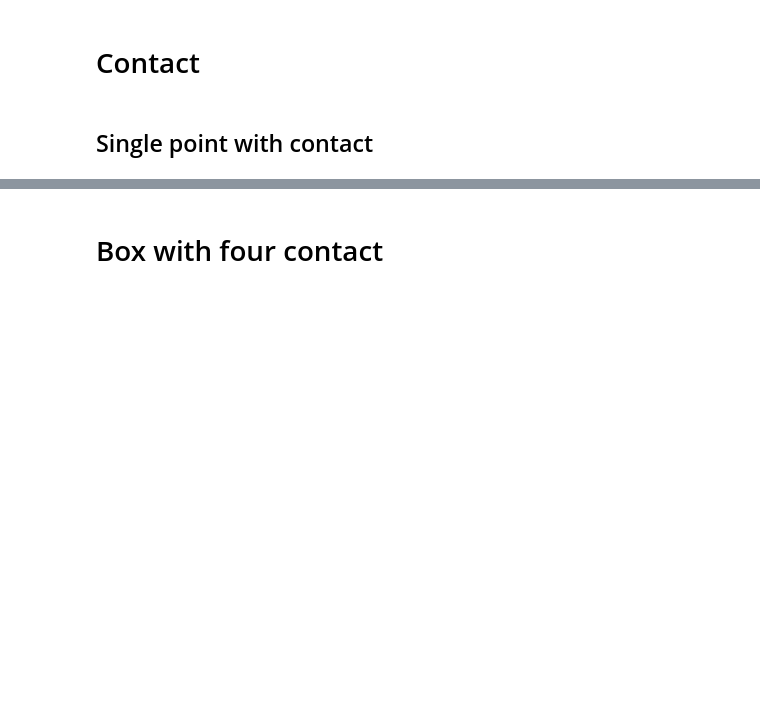
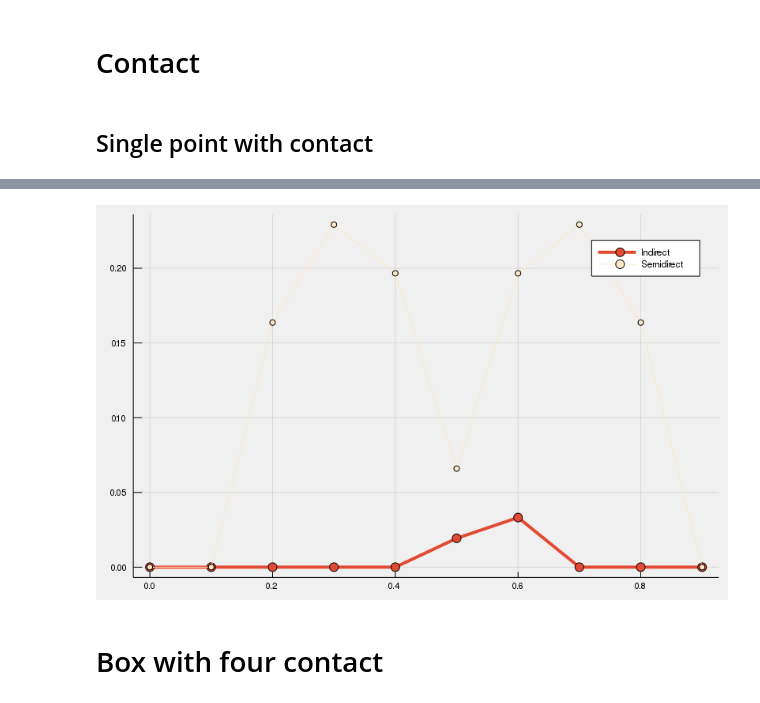
Before and after one commit to blandry/Bilevel.jl, a Jupyter notebook: notebooks/Trajectory Optimization.ipynb, the cells around one changed output, grey strips where cells are left out. Saved outputs shown, nothing was run; the diff lists cells and outputs as text; code cells hidden in the pictures; blank space fills up the shorter version.

```diff
--- a/notebooks/Trajectory Optimization.ipynb
+++ b/notebooks/Trajectory Optimization.ipynb
@@ -95,7 +116,9 @@ traj_semidirect = Bilevel.trajopt(sim_data, x_min=x_min, x_max=x_max, quaternion
 # %%
-j = 5
+j = 7
 plot(traj_indirect[7],traj_indirect[8][j,:],label="Indirect",seriescolor=RGB(((227,74,51) ./ 255.)...),linewidth=4,marker=6)
 plot!(traj_semidirect[7],traj_semidirect[8][j,:],label="Semidirect",seriescolor=RGB(((254,232,200) ./ 255.)...),linewidth=0,marker=4)
+# %% [output]
+[figure, added]
 # %% [markdown]
 # Box with four contact
 # %%
```
Also changed, not shown: parts of 15 cells of this notebook, 4 other files.
